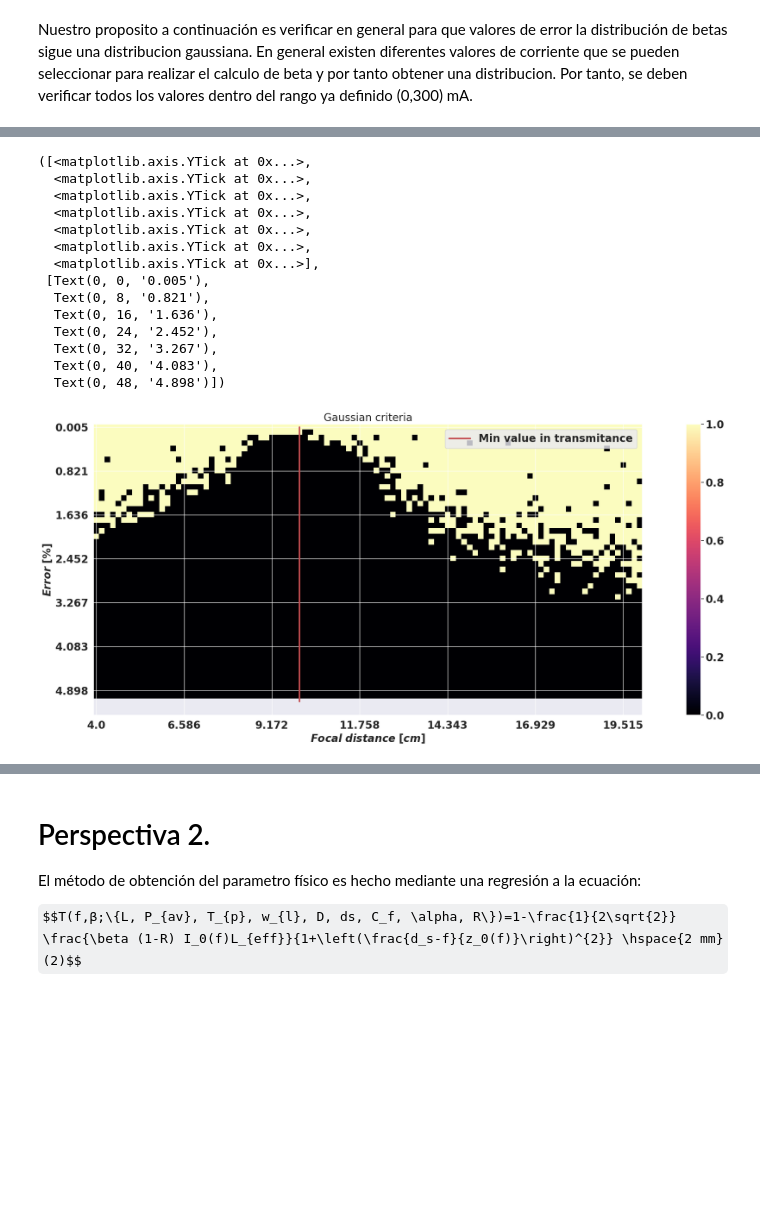
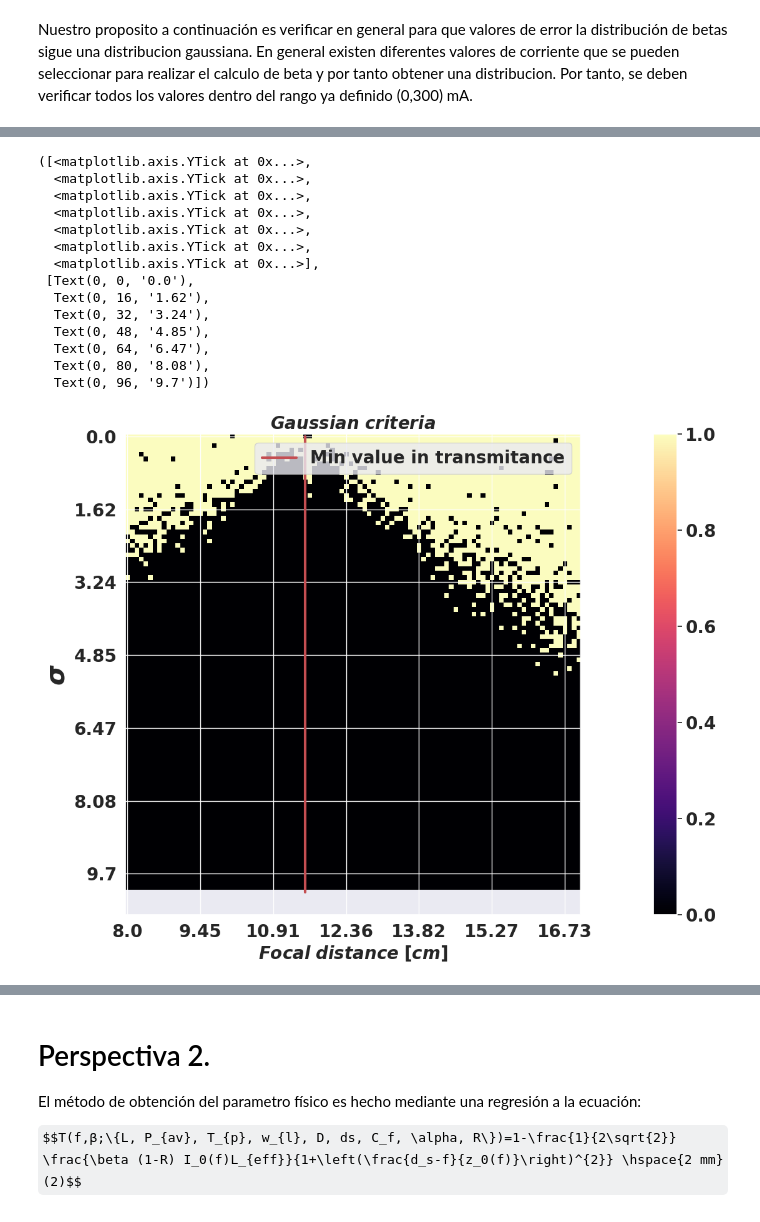
Before and after one commit to EstebanM-98/University_codes, a Jupyter notebook: TPA/ver_Gauss.ipynb, the cells around one changed output, grey strips where cells are left out. Drawn from its saved outputs; the diff is of its cells as text; code cells hidden in the pictures; some formulas as TeX source; blank space fills up the shorter version.

```diff
--- a/TPA/ver_Gauss.ipynb
+++ b/TPA/ver_Gauss.ipynb
@@ -99,0 +105,25 @@ def confirm_gauss(s):
+# %%
+fig=plt.figure(figsize=(14,5))
+######################## PARAMETROS QUE SE ASUMEN COMO LOS REALES
+focal=np.linspace(8,17,100)*1e-2#focal distance [m]
+beta = 3.4e-11 # TPA seed in (m/W )
+L= 1.0e-3 # thickness in (m).
+Pavg = 200e-3# Average power in (W)
+Tp =  200e-15 # pulse width FWHM in (s)
+wl =790e-9 #central wavelength in (m)
+D = 2e-3 # beam diameter in (m)
+ds = 116.0e-3# Distance EFTL-sample (m)a
+Cf = 1.36 # beam correction coeff
+alfa = 2.6e-1 # linear absorption in (1/m)
+R =0.33 # reflection percentage
+freq = 90.6e6#Frecuencia en HZ
+
+T=list(fscanTH2(focal,beta,L,Pavg,Tp,wl,D,ds,Cf,alfa,R,freq)) #Señal simulada
+val_min=min(T)
+index=T.index(min(T))
+
+plt.plot(focal*100,T,'--ko',label='simulated signal')
+#plt.plot(corriente,Td,'--ro',label='derivada')
+plt.ylabel('T',fontsize=20)
+plt.xlabel('focal distance[cm]',fontsize=20)
+plt.legend()
@@ -200,9 +201,10 @@ Como ejemplo ilustrativo de lo que se hara luego, se considera la distribución
 # %%
 f=plt.figure(figsize=(15,4))
 
+params=np.ones(12)
 plt.subplot(121)
 er_r=0.1
-beta_hist=np.array(dist_betas(2000,er_r,index))
+beta_hist=np.array(dist_betas(2000,er_r,index,params))
 print('Criterio de gaussianidad: ',confirm_gauss(beta_hist))
 (mu, sigma) = norm.fit(beta_hist)
 n, bins, patches =plt.hist(beta_hist,bins='fd',density=True,color='black',label=str(er_r)+' %')
@@ -239,56 +243,55 @@ Nuestro proposito a continuación es verificar en general para que valores de er
 # %%
 beta_med=[]
 beta_sig=[]
-er_r=np.linspace(0.005,5,50) #Porcentaje de error
+er_r=np.linspace(0.005,10,100) #Porcentaje de error
 final=np.zeros((len(er_r),len(focal)))
-
 for k in range(len(focal)):
 
     for c,j in enumerate(er_r):
 
-        beta_hist=np.array(dist_betas(1000,j,k))
+        beta_hist=np.array(dist_betas(500,j,k,params))
         criterio=confirm_gauss(beta_hist)
         final[c,k]=criterio
 # %%
 fig = plt.figure(figsize=(30,10))
 
-er_r=np.linspace(0.005,5,50) #Porcentaje de error
+er_r=np.linspace(0.005,10,100) #Porcentaje de error
 matplotlib.rc('xtick', labelsize=20)
 matplotlib.rc('ytick', labelsize=20)
 plt.imshow(final, cmap='magma')
 plt.plot([index,index],[len(er_r),0],'r',lw=3,label='Min value in transmitance')
-plt.ylabel('$Error$ $[\%]$',fontsize=20)
+plt.ylabel('$\sigma$ ',fontsize=30)
 plt.xlabel('$Focal$ $distance$ $[cm]$',fontsize=20)
-plt.title('Gaussian criteria',fontsize=20)
+plt.title('$Gaussian$ $criteria$',fontsize=20)
 plt.legend(fontsize=20)
 plt.colorbar()
 
 nx = focal.shape[0]
 no_labels = 7 # how many labels to see on axis x
 step_x = int(nx / (no_labels - 1)) # step between consecutive labels
 x_positions = np.arange(0,nx,step_x) # pixel count at label position
-x_labels = np.round(100*focal[::step_x],3) # labels you want to see
+x_labels = np.round(100*focal[::step_x],2) # labels you want to see
 plt.xticks(x_positions, np.sort(x_labels),fontsize=20)
 
 ny = er_r.shape[0]
 no_labels = 7 # how many labels to see on axis x
 step_y = int(ny / (no_labels - 1)) # step between consecutive labels
 y_positions = np.arange(0,ny,step_y) # pixel count at label position
-y_labels = np.round(er_r[::step_y],3) # labels you want to see
+y_labels = np.round(er_r[::step_y],2) # labels you want to see
 plt.yticks(y_positions, np.sort(y_labels),fontsize=20)
 # %% [output]
 ([<matplotlib.axis.YTick at 0x...>,
   <matplotlib.axis.YTick at 0x...>,
   <matplotlib.axis.YTick at 0x...>,
   <matplotlib.axis.YTick at 0x...>,
   <matplotlib.axis.YTick at 0x...>,
   <matplotlib.axis.YTick at 0x...>,
   <matplotlib.axis.YTick at 0x...>],
- [Text(0, 0, '0.005'),
-  Text(0, 8, '0.821'),
-  Text(0, 16, '1.636'),
-  Text(0, 24, '2.452'),
-  Text(0, 32, '3.267'),
-  Text(0, 40, '4.083'),
-  Text(0, 48, '4.898')])
+ [Text(0, 0, '0.0'),
+  Text(0, 16, '1.62'),
+  Text(0, 32, '3.24'),
+  Text(0, 48, '4.85'),
+  Text(0, 64, '6.47'),
+  Text(0, 80, '8.08'),
+  Text(0, 96, '9.7')])
-[figure, old version]
+[figure, new version]
```
Also changed, not shown: parts of 26 cells of this notebook, 8 other files.
